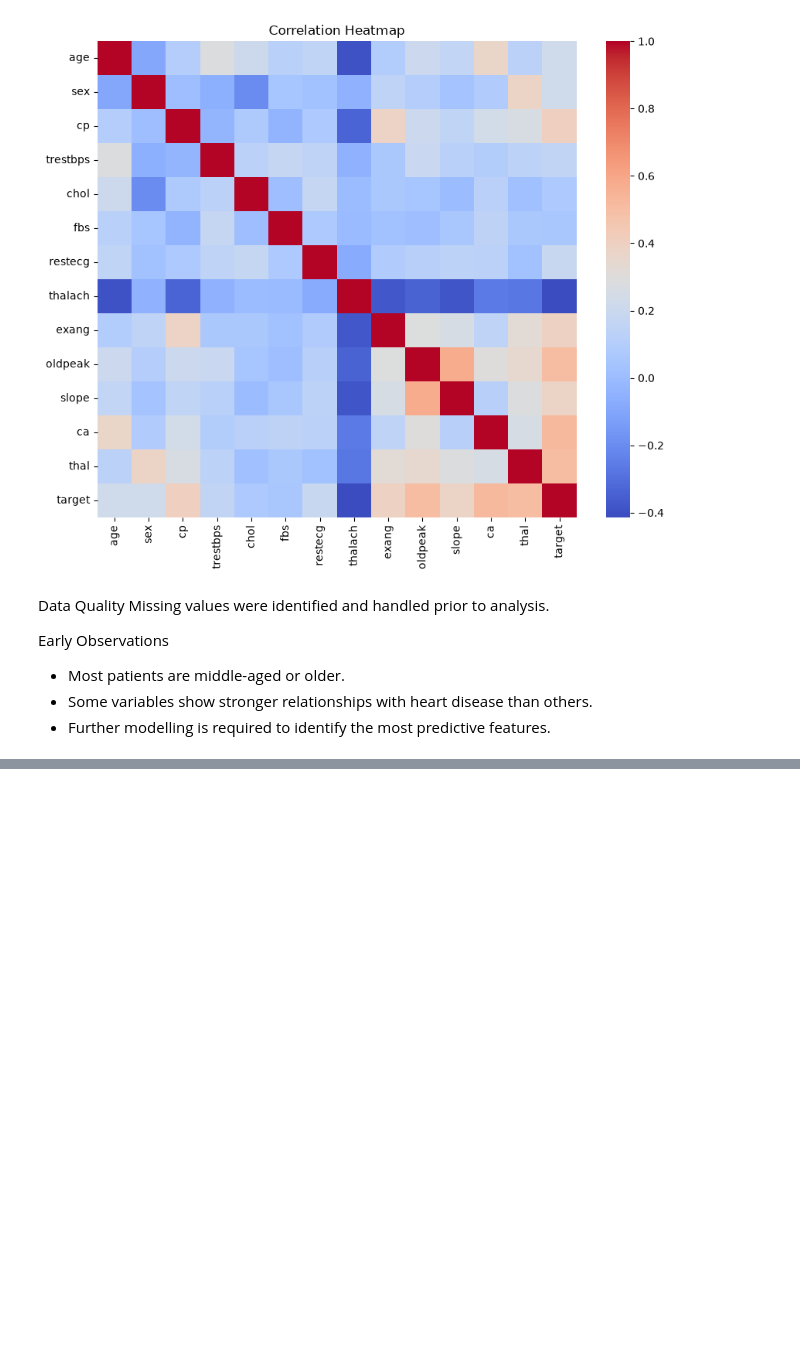
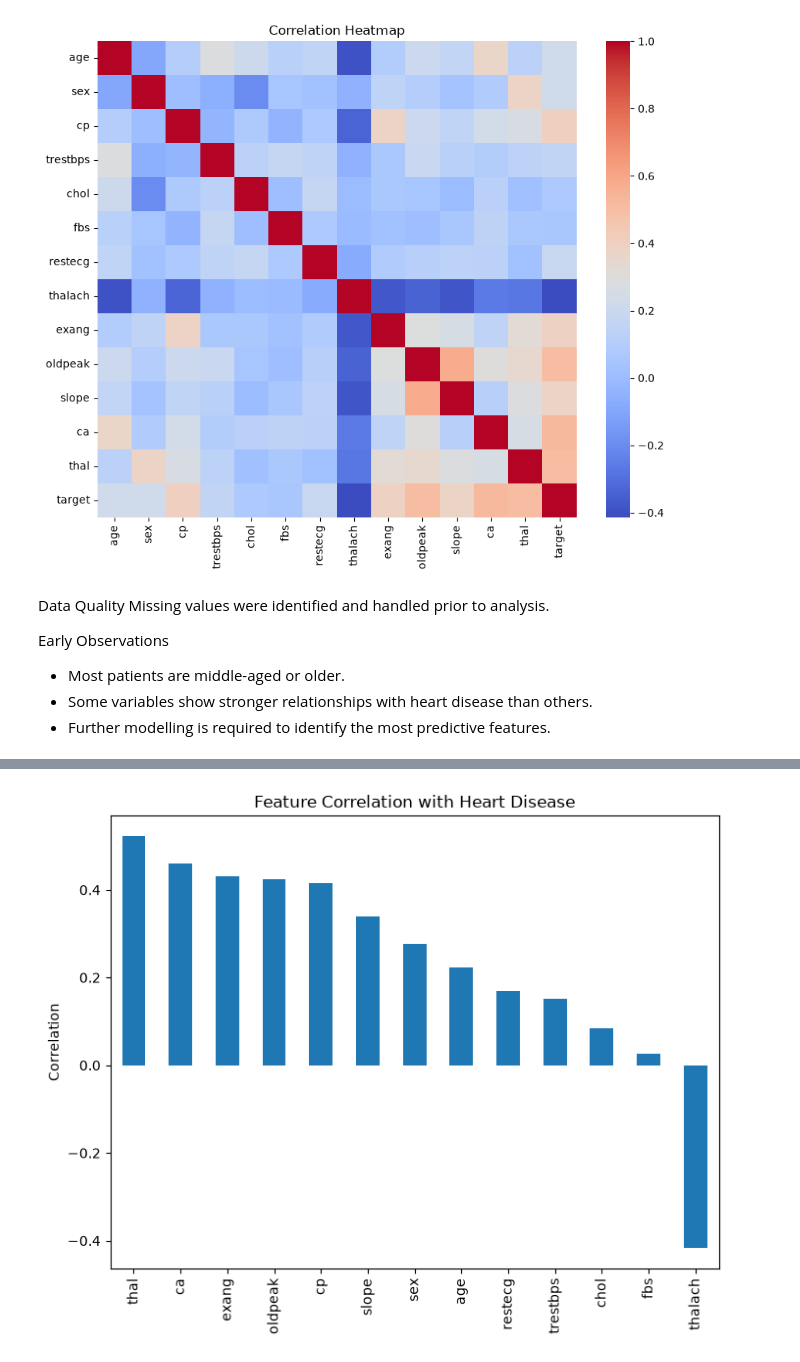
Before and after one commit to Mirageorge/heart-disease-risk-prediction, a Jupyter notebook: notebooks/01_exploratory_analysis.ipynb, the cells around one changed output, grey strips where cells are left out. Cells and saved outputs as stored; diff of their text form; code cells hidden in the pictures; blank space fills up the shorter version.

```diff
--- a/notebooks/01_exploratory_analysis.ipynb
+++ b/notebooks/01_exploratory_analysis.ipynb
@@ -200,0 +239,6 @@ Early Observations
+# %%
+corr_target = df.corr(numeric_only=True)["target"].sort_values(
+    ascending=False
+)
+
+print(corr_target)
@@ -200,0 +261,11 @@ Early Observations
+# %%
+plt.figure(figsize=(8,6))
+
+corr_target.drop("target").plot(kind="bar")
+
+plt.title("Feature Correlation with Heart Disease")
+plt.ylabel("Correlation")
+
+plt.show()
+# %% [output]
+[figure, added]
```
Also changed, not shown: parts of 7 cells of this notebook.
